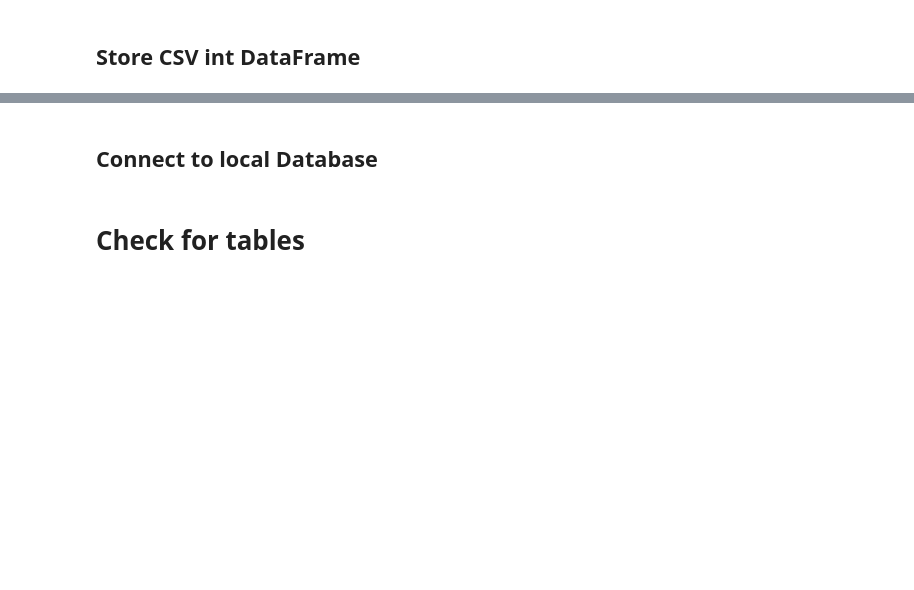
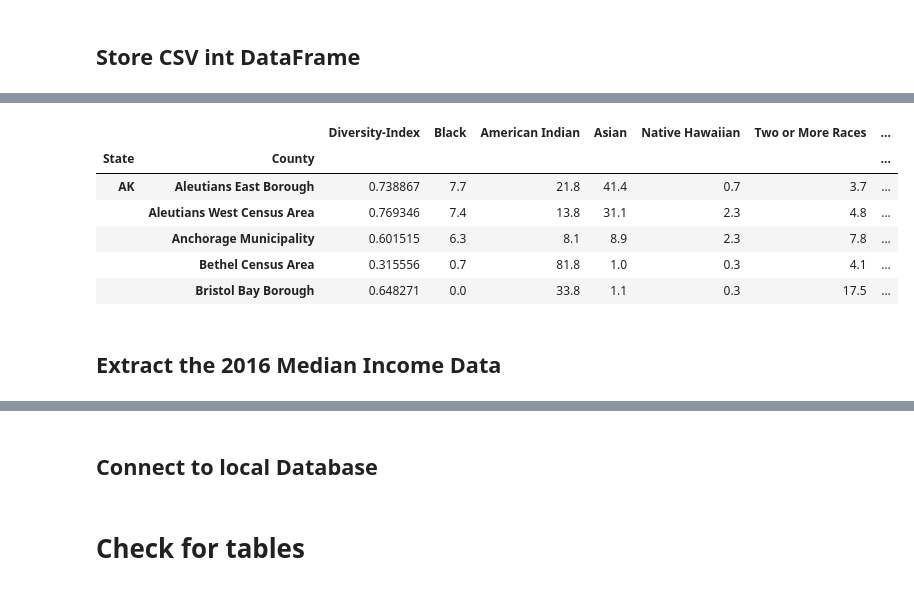
Before and after one commit to bonhomj26/ETL_Project, a Jupyter notebook: etl_project.ipynb, the cells around one changed output, grey strips where cells are left out. Drawn from its saved outputs; the diff is of its cells as text; code cells hidden in the pictures; blank space fills up the shorter version.

```diff
--- a/etl_project.ipynb
+++ b/etl_project.ipynb
@@ -128,0 +6,4 @@ mls_09_new_data.head()
+# %%
+diversityindex_data = "Resources/diversityindex.csv"
+index_data =pd.read_csv(diversityindex_data)
+index_data.head()
@@ -128,0 +30,5 @@ mls_09_new_data.head()
+# %%
+# Create a new set of data with selected columns
+
+new_index_data = index_data.copy()
+new_index_data.head()
@@ -128,0 +53,23 @@ mls_09_new_data.head()
+# %%
+# Group and rename the columns from index_data
+grouping_data = pd.DataFrame({"Diversity-Index":new_index_data.groupby(["State","County"])["Diversity-Index"].mean(),
+                       "Black":new_index_data.groupby(["State","County"])["Black or African American alone, percent, 2013"].mean(),
+                       "American Indian":new_index_data.groupby(["State","County"])["American Indian and Alaska Native alone, percent, 2013"].mean(),
+                       "Asian":new_index_data.groupby(["State","County"])["Asian alone, percent, 2013"].mean(),
+                       "Native Hawaiian":new_index_data.groupby(["State","County"])["Native Hawaiian and Other Pacific Islander alone, percent,"].mean(),
+                       "Two or More Races":new_index_data.groupby(["State","County"])["Two or More Races, percent, 2013"].mean(),
+                       "Hispanic/ Latino":new_index_data.groupby(["State","County"])["Hispanic or Latino, percent, 2013"].mean(),
+                       "White":new_index_data.groupby(["State","County"])["White alone, not Hispanic or Latino, percent, 2013"].mean()})
+
+
+
+
+grouping_data.head()
+# %% [output]
+|  |  | Diversity-Index | Black | American Indian | Asian | Native Hawaiian | Two or More Races | ... |
+| State | County |  |  |  |  |  |  | ... |
+| AK | Aleutians East Borough | 0.738867 | 7.7 | 21.8 | 41.4 | 0.7 | 3.7 | ... |
+|  | Aleutians West Census Area | 0.769346 | 7.4 | 13.8 | 31.1 | 2.3 | 4.8 | ... |
+|  | Anchorage Municipality | 0.601515 | 6.3 | 8.1 | 8.9 | 2.3 | 7.8 | ... |
+|  | Bethel Census Area | 0.315556 | 0.7 | 81.8 | 1.0 | 0.3 | 4.1 | ... |
+|  | Bristol Bay Borough | 0.648271 | 0.0 | 33.8 | 1.1 | 0.3 | 17.5 | ... |
@@ -128,0 +78,2 @@ mls_09_new_data.head()
+# %% [markdown]
+## Extract the 2016 Median Income Data
```
Also changed, not shown: parts of 49 cells of this notebook, 10 other files.
